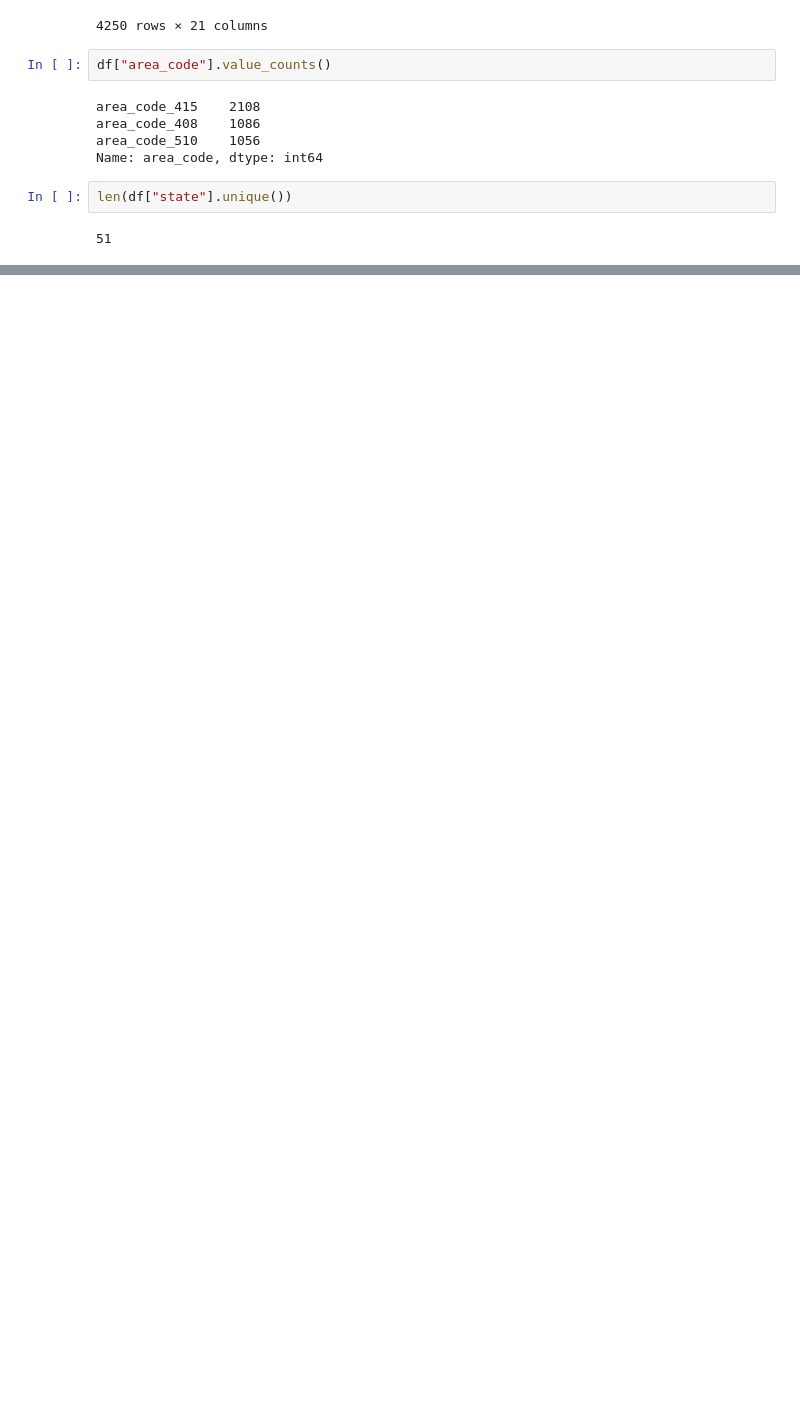
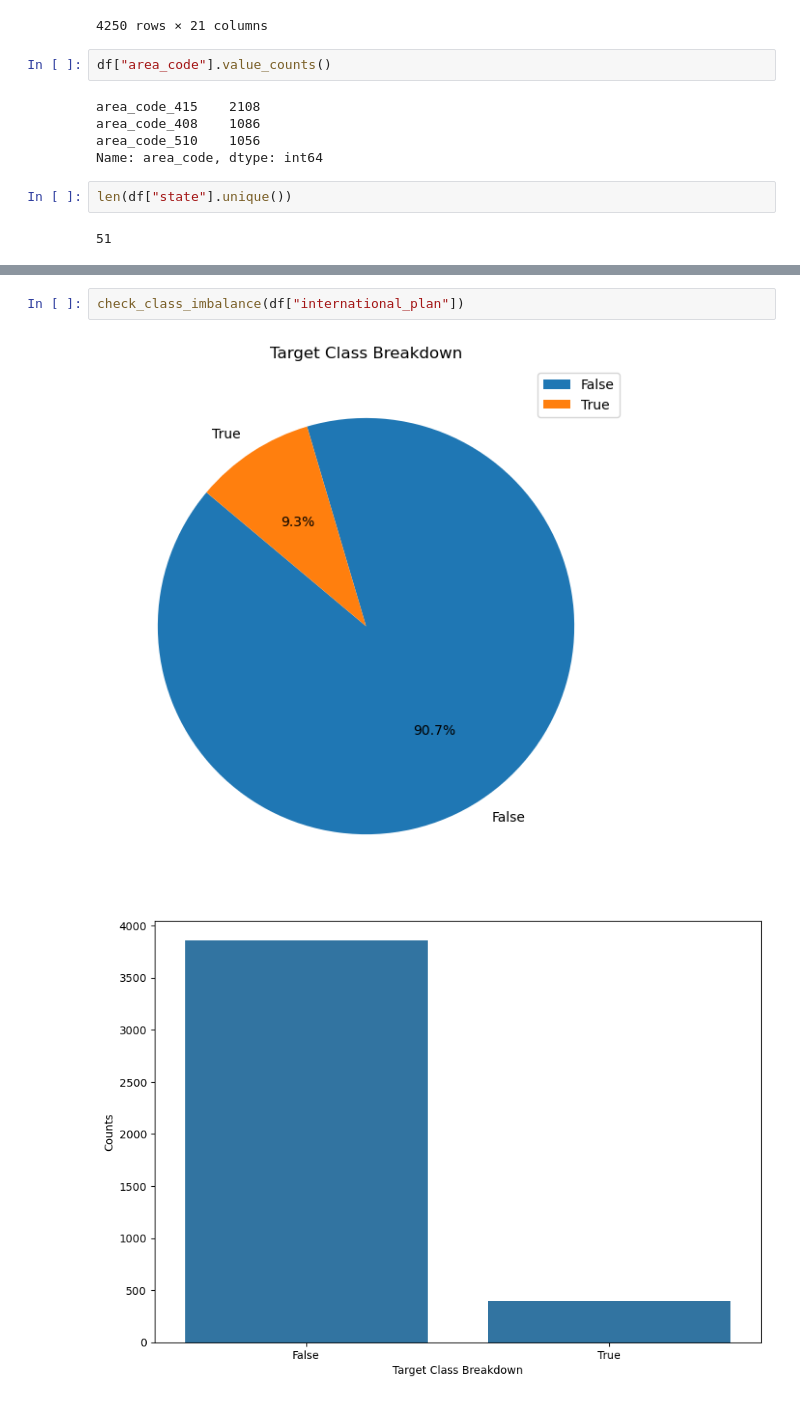
Before and after one commit to MaukanMir/BigQuery-Churn-Analysis, a Jupyter notebook: training.ipynb, the cells around one changed output, grey strips where cells are left out. Saved outputs shown, nothing was run; the diff lists cells and outputs as text; blank space fills up the shorter version.

```diff
--- a/training.ipynb
+++ b/training.ipynb
@@ -79,0 +114,5 @@ df.drop("")
+# %%
+check_class_imbalance(df["international_plan"])
+# %% [output]
+[figure, added]
+[figure, added]
```
Also changed, not shown: parts of 8 cells of this notebook.
